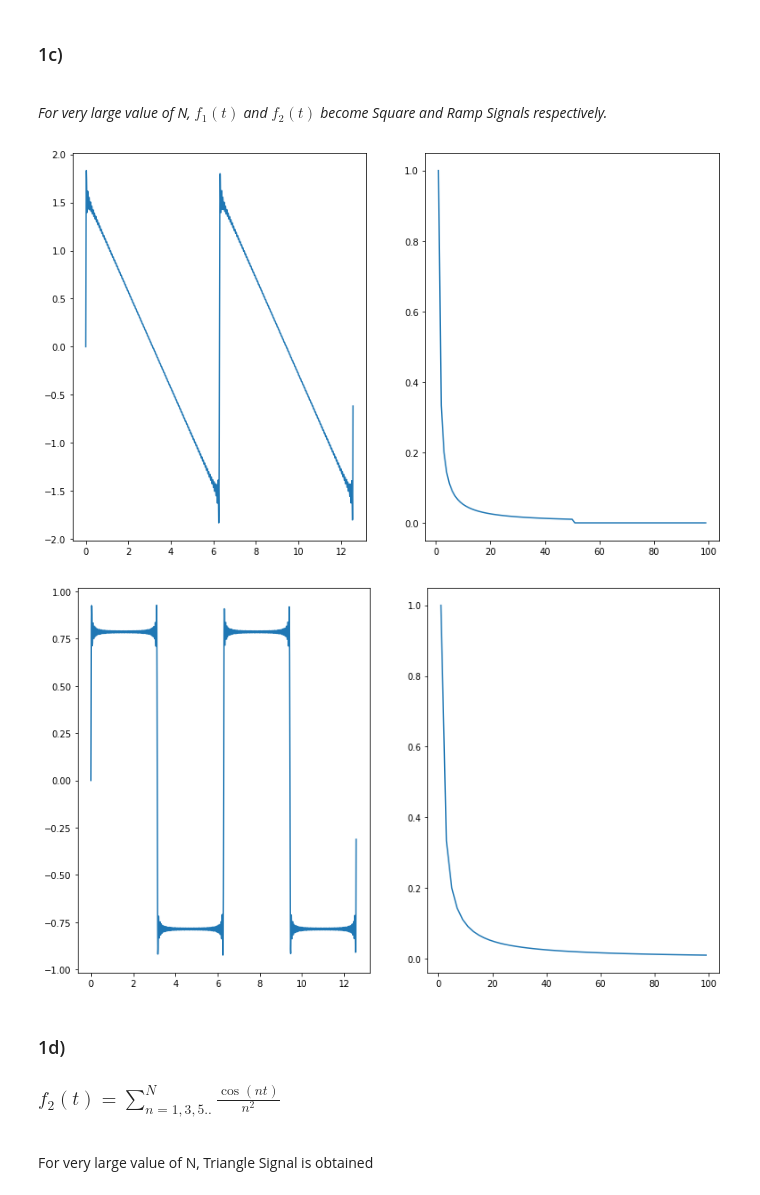
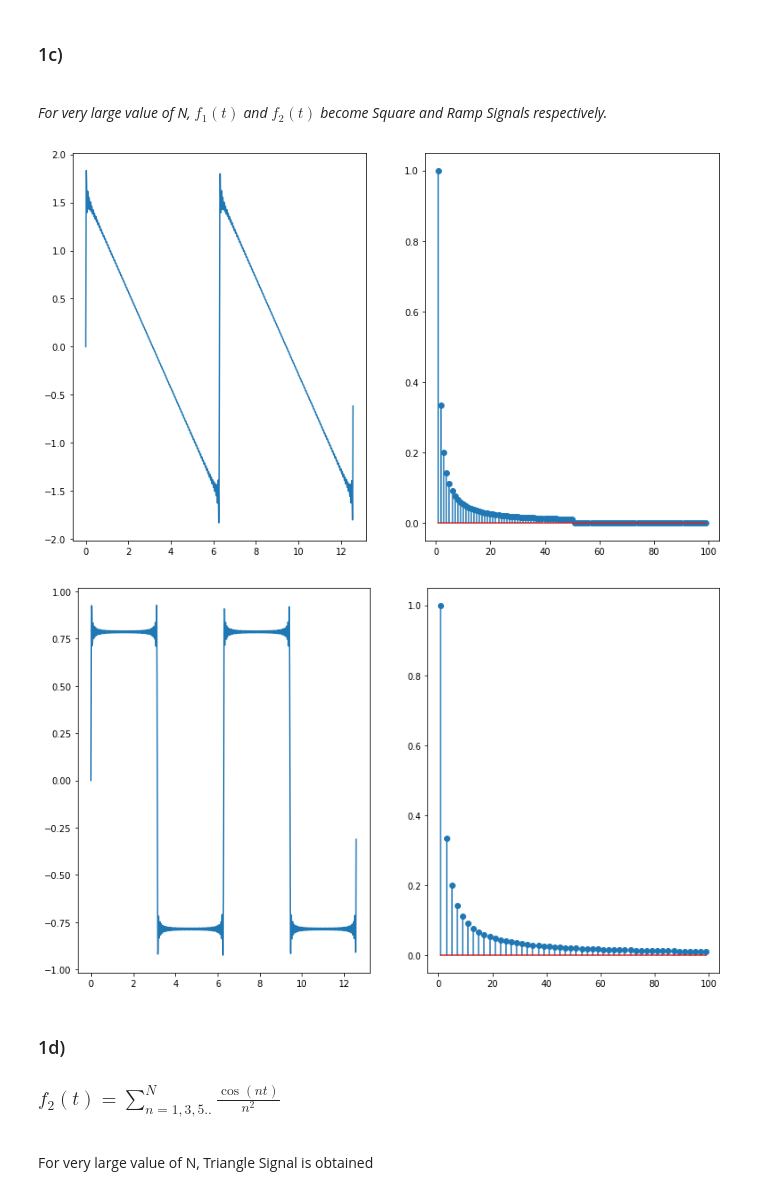
Before and after one commit to krishnasrikard/IIT-Hyderabad-Semester-Courses, a Jupyter notebook: EE2015/Assignment-1/Q_1.ipynb, the cells around one changed output. Drawn from its saved outputs; the diff is of its cells as text; code cells hidden in the pictures.

```diff
--- a/EE2015/Assignment-1/Q-1.ipynb
+++ b/EE2015/Assignment-1/Q_1.ipynb
@@ -336,7 +336,7 @@ def function1(L,a,b):													# Generating Harmonics of Sine Wave,adding the
 	plt.plot(time,output)
 
 	ax = plt.subplot(1,2,2)
-	plt.plot(N,spectrum)
+	plt.stem(N,spectrum)
 
 	plt.show()
 
@@ -344,36 +344,36 @@ def function1(L,a,b):													# Generating Harmonics of Sine Wave,adding the
 
 def function2(L,a,b):													# Generating Odd Harmonics of Sine Wave,adding them and plotting them.
 	"""
 	L = Limit
 	"""
 
 	N = np.arange(1,L,2)
 	u = N.shape[0]
 	time = np.arange(a,b,0.01)
 	s = time.shape[0]
 	output = np.zeros(s)
 	spectrum = np.zeros(u)
 
 	for n in N:
 		output += (Sin_Continous(a,b,A=1/(n),f=n))[0]
 		spectrum[int(n/2)] = 1/n
 
 	plt.figure(figsize=(13, 8))
 	ax = plt.subplot(1,2,1)
 	plt.plot(time,output)
 
 	ax = plt.subplot(1,2,2)
-	plt.plot(N,spectrum)
+	plt.stem(N,spectrum)
 
 	plt.show()
 
 	return output,time
 
 dummy1,dummy2 = function1(100,0,4*np.pi)
 dummy1,dummy2 = function2(100,0,4*np.pi)
 # %% [output]
-[figure, old version]
+[figure, new version]
-[figure, old version]
+[figure, new version]
 # %% [markdown]
 ### 1d)
 
```
Also changed, not shown: parts of 3 cells of this notebook, 2 other files.
